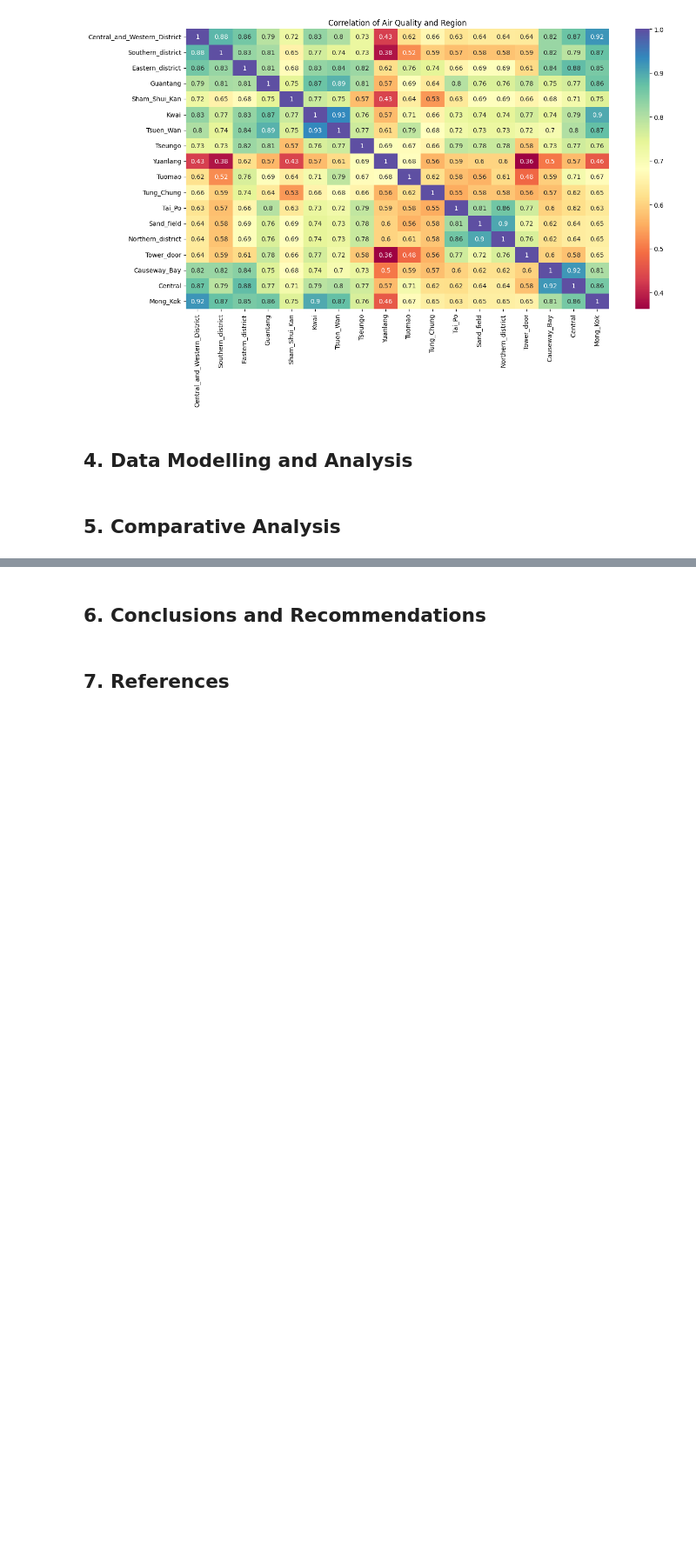
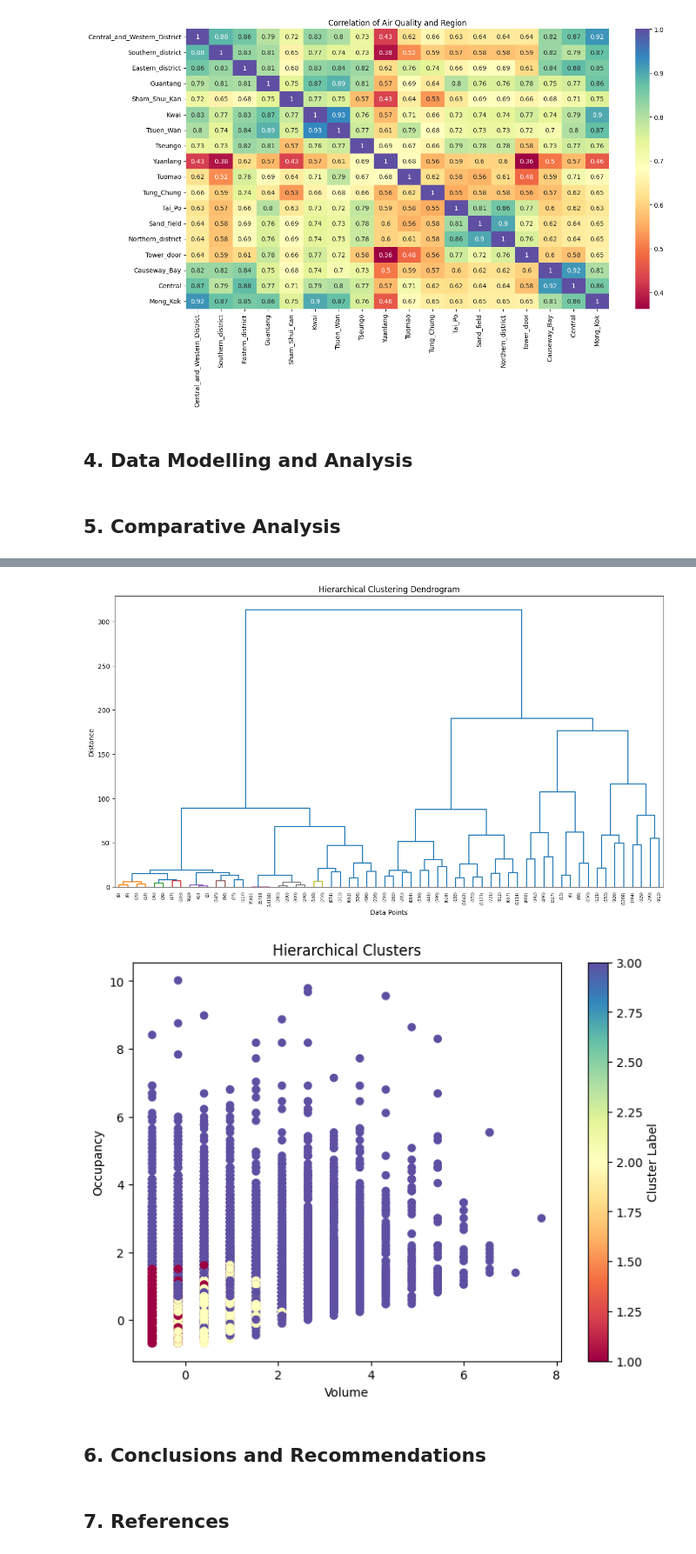
Before and after one commit to linxianying/G12_GuidedProject, a Jupyter notebook: traffic_air_sg.ipynb, the cells around one changed output, grey strips where cells are left out. Shown at 87% size. Drawn from its saved outputs; the diff is of its cells as text; code cells hidden in the pictures; blank space fills up the shorter version.

```diff
--- a/traffic_air_sg.ipynb
+++ b/traffic_air_sg.ipynb
@@ -730,3 +839,45 @@ plt.show()
+# %%
+import matplotlib.pyplot as plt
+from scipy.cluster.hierarchy import dendrogram, linkage, fcluster
+
+# Select relevant data columns for clustering
+features = data_encoded[['speed', 'occupancy', 'volume', 'std_dev']]
+
+# Create a new linkage matrix with a different variable name
+linkage_matrix = linkage(features, method='ward')
+
+# Plot dendrogram to visualize the hierarchical structure
+plt.figure(figsize=(15, 8))
+
+# p limits the depth and truncate model limits the displayed cluster number
+dendrogram(linkage_matrix, truncate_mode='level', color_threshold=7.8, p=5)
+plt.title('Hierarchical Clustering Dendrogram')
+plt.xlabel('Data Points')
+plt.ylabel('Distance')
+plt.show()
+
+# Choose the number of clusters for subclustering (in this case, 3)
+num_clusters = 3
+
+# Assign labels to the cluster based on the number of clusters chosen
+cluster_labels = fcluster(linkage_matrix, t=num_clusters, criterion='maxclust')
+
+# Assign the cluster labels to the DataFrame
+data_encoded['Hierarchical_Labels'] = cluster_labels
+
+# Scatter plot for the clusters (visualizing 'volume' and 'occupancy')
+plt.figure(figsize=(8, 6))
+plt.scatter(data_encoded['volume'],
+            data_encoded['occupancy'],
+            c=data_encoded['Hierarchical_Labels'], cmap='Spectral')
+plt.title('Hierarchical Clusters')
+plt.xlabel('Volume')
+plt.ylabel('Occupancy')
+plt.colorbar(label='Cluster Label')
+plt.show()
+# %% [output]
+[figure, added]
+[figure, added]
 # %% [markdown]
 ## 6. Conclusions and Recommendations
 # %% [markdown]
```
Also changed, not shown: parts of 8 cells of this notebook.
